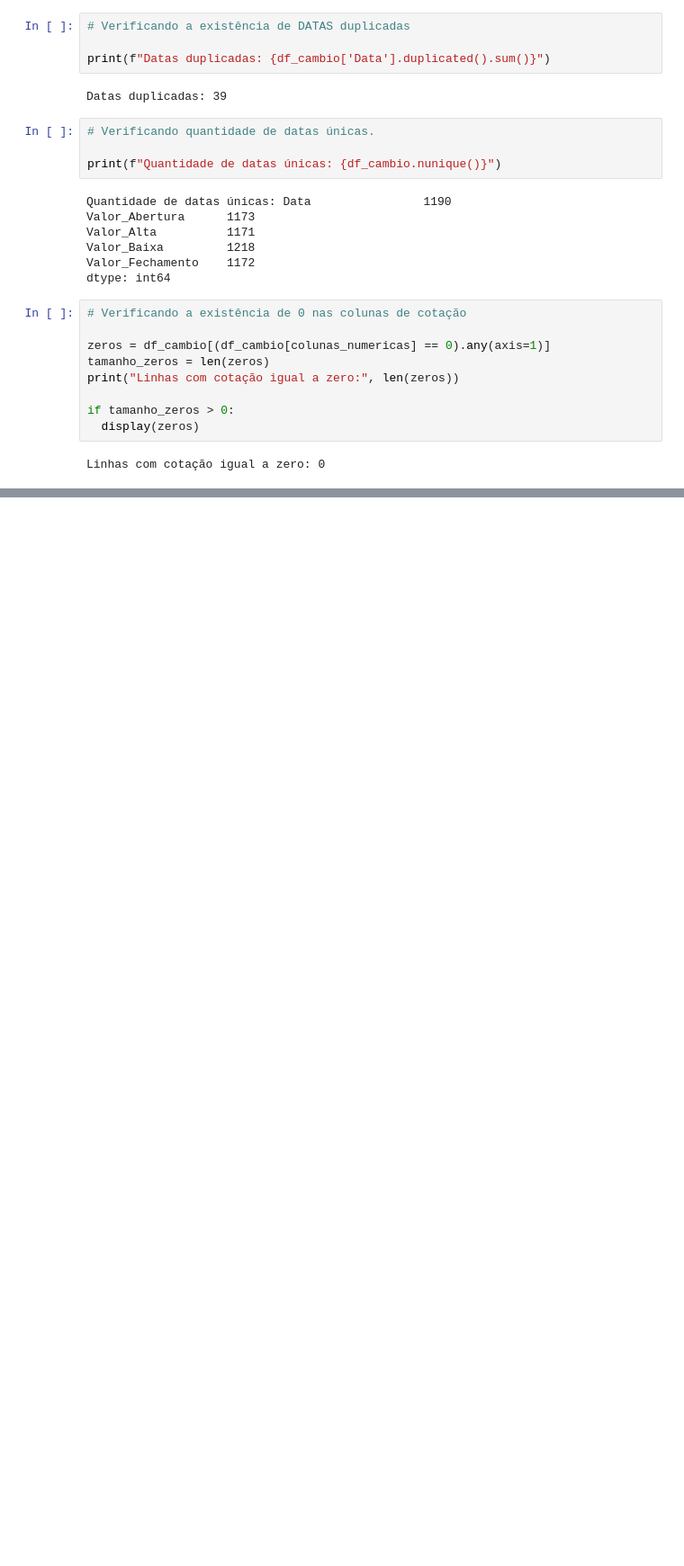
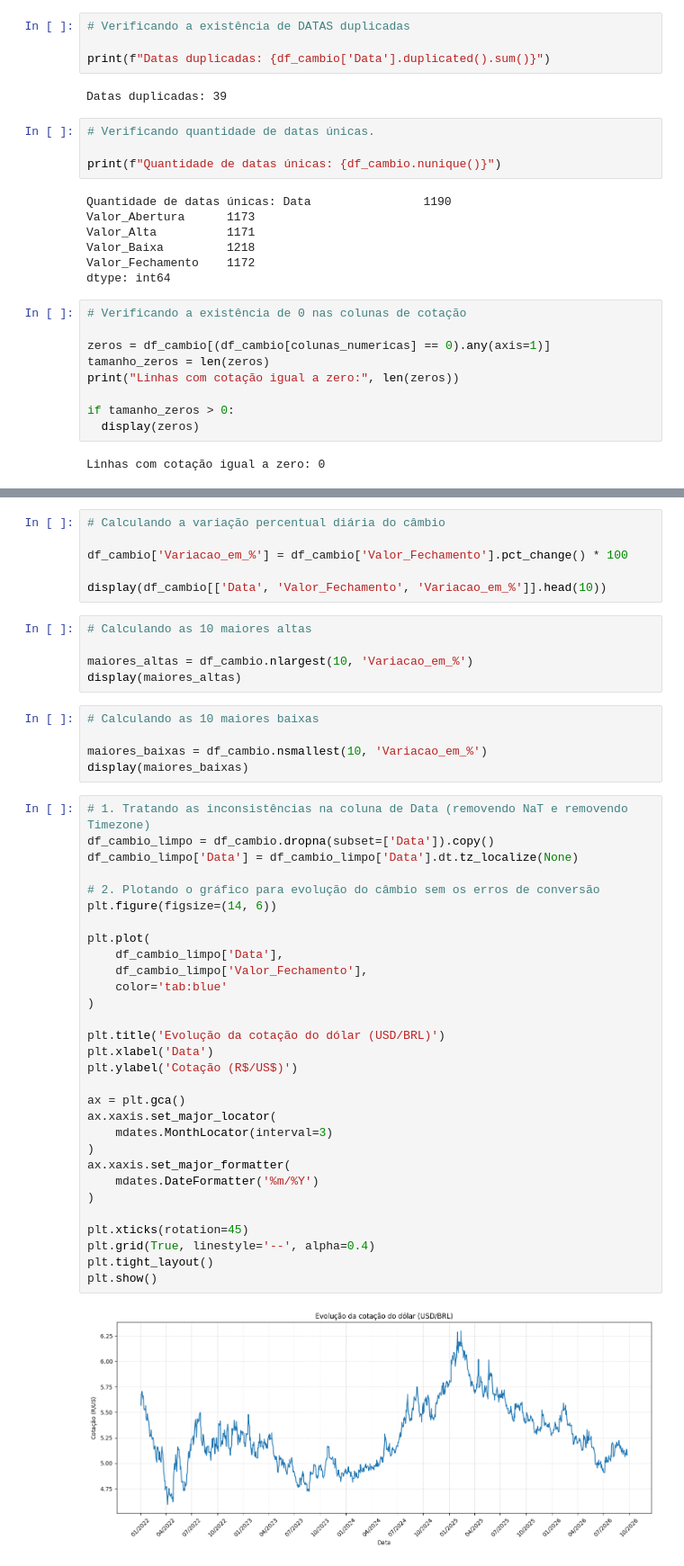
Before and after one commit to vitorjensen/Python_para_Analise_de_Dados, a Jupyter notebook: Projetos/Análise Exploratória de Combustível/Análise_Exploratória_de_Combustível.ipynb, the cells around one changed output, grey strips where cells are left out. Shown at 90% size. Saved outputs shown, nothing was run; the diff lists cells and outputs as text; blank space fills up the shorter version.

Commit message:
Analisando Variação Percentual do câmbio

```diff
--- a/Projetos/Análise Exploratória de Combustível/Análise_Exploratória_de_Combustível.ipynb
+++ b/Projetos/Análise Exploratória de Combustível/Análise_Exploratória_de_Combustível.ipynb
@@ -886,0 +883,48 @@ Linhas com cotação igual a zero: 0
+# %%
+# Calculando a variação percentual diária do câmbio
+
+df_cambio['Variacao_em_%'] = df_cambio['Valor_Fechamento'].pct_change() * 100
+
+display(df_cambio[['Data', 'Valor_Fechamento', 'Variacao_em_%']].head(10))
+# %%
+# Calculando as 10 maiores altas
+
+maiores_altas = df_cambio.nlargest(10, 'Variacao_em_%')
+display(maiores_altas)
+# %%
+# Calculando as 10 maiores baixas
+
+maiores_baixas = df_cambio.nsmallest(10, 'Variacao_em_%')
+display(maiores_baixas)
+# %%
+# 1. Tratando as inconsistências na coluna de Data (removendo NaT e removendo Timezone)
+df_cambio_limpo = df_cambio.dropna(subset=['Data']).copy()
+df_cambio_limpo['Data'] = df_cambio_limpo['Data'].dt.tz_localize(None)
+
+# 2. Plotando o gráfico para evolução do câmbio sem os erros de conversão
+plt.figure(figsize=(14, 6))
+
+plt.plot(
+    df_cambio_limpo['Data'],
+    df_cambio_limpo['Valor_Fechamento'],
+    color='tab:blue'
+)
+
+plt.title('Evolução da cotação do dólar (USD/BRL)')
+plt.xlabel('Data')
+plt.ylabel('Cotação (R$/US$)')
+
+ax = plt.gca()
+ax.xaxis.set_major_locator(
+    mdates.MonthLocator(interval=3)
+)
+ax.xaxis.set_major_formatter(
+    mdates.DateFormatter('%m/%Y')
+)
+
+plt.xticks(rotation=45)
+plt.grid(True, linestyle='--', alpha=0.4)
+plt.tight_layout()
+plt.show()
+# %% [output]
+[figure, added]
```
Also changed, not shown: parts of 6 cells of this notebook.
